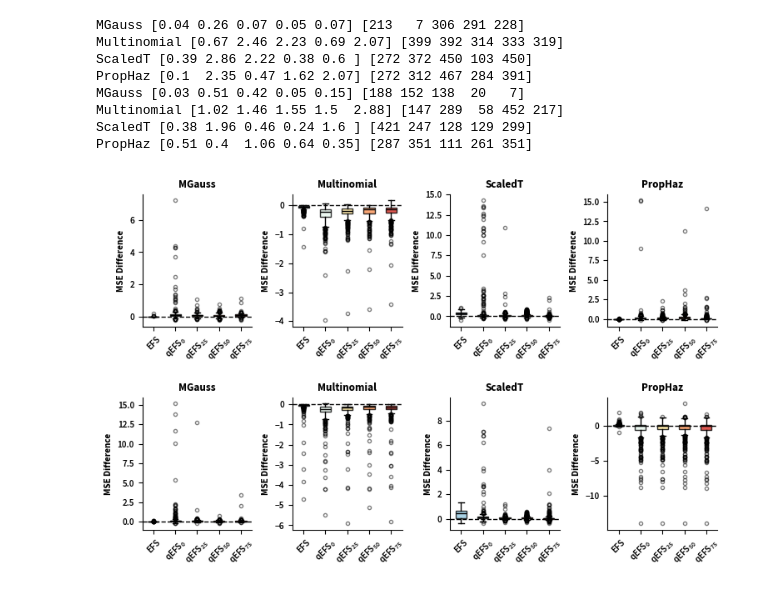
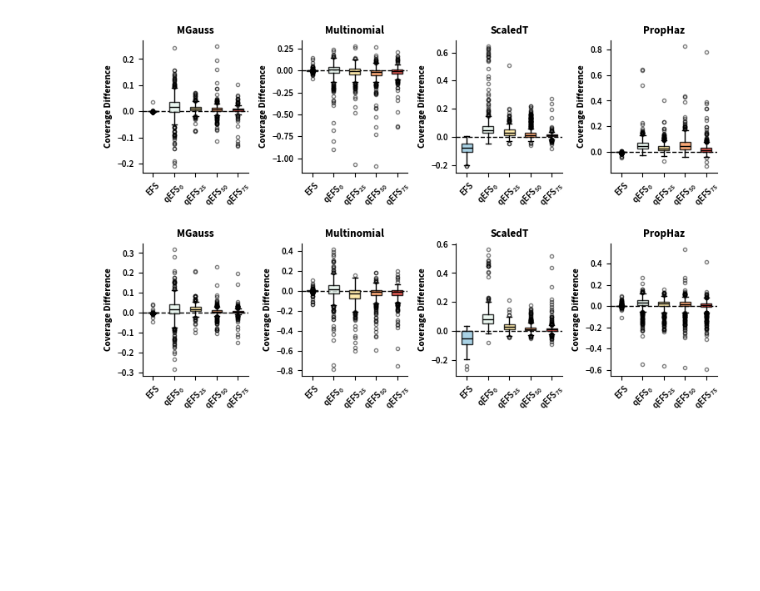
Before and after one commit to JoKra1/lSQEFS_supplementary, a Jupyter notebook: sim_viz.ipynb, the cells around one changed output. Saved outputs shown, nothing was run; the diff lists cells and outputs as text; code cells hidden in the pictures; blank space fills up the shorter version.

Commit message:
Add coverage plotting code

```diff
--- a/sim_viz.ipynb
+++ b/sim_viz.ipynb
@@ -47,6 +47,7 @@ axs = fig.subplots(2,4,gridspec_kw=dict(wspace=0.01,hspace=0.1)).flatten()
 fam_names = ["MGauss", "Multinomial", "ScaledT", "PropHaz"]
 n_sim = 500
 sim = "sim1_gen"
+stat = "coverage"
 
 axi = 0
 for should_correlate in [False,True]:
@@ -59,53 +60,54 @@ for should_correlate in [False,True]:
             res = pickle.load(file)
         res_mgcv = pd.read_csv(f'./results/sim/{sim}/mgcv_size:{n_sim}_fam:{fam_name}_corr:{should_correlate}.csv')
 
-        res_concat = np.concat((res_mgcv["mse"].values.reshape(-1,1),res["eta_mses"]),axis=1)
+        res_concat = np.concat((res_mgcv[stat].values.reshape(-1,1),res[stat]),axis=1)
         std_concat = (res_concat-np.median(res_concat))/np.median(res_concat)
         ref = std_concat[:,0]
 
         ax.axhline(0,linestyle='dashed',color='black',linewidth=1)
-        bplot = ax.boxplot(std_concat[:,1:] - ref[:,None],showfliers=True,widths=1/2,patch_artist=True,whis=1.5)
-        argmaxs = np.argmax(std_concat[:,1:] - ref[:,None],axis=0)
-        arg_max_vals = [res_concat[argmaxs[sidx],1+sidx] for sidx in range(len(argmaxs))]
-        print(fam_name,np.round(arg_max_vals,decimals=2),argmaxs)
+
+
+        if stat == "mse":
+            bplot = ax.boxplot(std_concat[:,1:] - ref[:,None],showfliers=True,widths=1/2,patch_artist=True,whis=1.5)
+            argmaxs = np.argmax(std_concat[:,1:] - ref[:,None],axis=0)
+            arg_max_vals = [res_concat[argmaxs[sidx],1+sidx] for sidx in range(len(argmaxs))]
+            print(fam_name,np.round(arg_max_vals,decimals=2),argmaxs)
+        elif stat == "coverage":
+            bplot = ax.boxplot(ref[:,None] - std_concat[:,1:],showfliers=True,widths=1/2,patch_artist=True,whis=1.5)
 
         plt.setp(bplot['fliers'],markersize=3,alpha=0.5)
 
         for pidx,(patch,line) in enumerate(zip(bplot["boxes"],bplot["medians"])):
             patch.set_facecolor(cmp(comp_cols[pidx+1]))
             patch.set_alpha(0.8)
             line.set_color("black")
 
-        ax.set_ylabel("MSE Difference",math_fontfamily=math_font,size=math_font_size,fontweight='bold')
+        if stat == "mse":
+            ax.set_ylabel("MSE Difference",math_fontfamily=math_font,size=math_font_size,fontweight='bold')
+        elif stat == "coverage":
+            ax.set_ylabel("Coverage Difference",math_fontfamily=math_font,size=math_font_size,fontweight='bold')
+
         ax.spines['top'].set_visible(False)
         ax.spines['right'].set_visible(False)
         ax.spines['left'].set_visible(True)
 
         ax.set_xticklabels(["EFS",
                             "$\\mathregular{qEFS_{0}}$",
                             "$\\mathregular{qEFS_{25}}$",
                             "$\\mathregular{qEFS_{50}}$",
                             "$\\mathregular{qEFS_{75}}$"])
 
         ax.tick_params(axis='x', labelrotation=45)
         ax.tick_params(labelleft = True, left = True, right=False,labelright=False)
         ax.yaxis.set_label_position("left")
         ax.set_title(fam_name,fontweight='bold')
 
         axi += 1
 
 #fig.text(0.5,1.05,"Uncorrelated Predictors",fontweight='bold',fontsize=plt.rcParams["figure.titlesize"],ha="center", va="top",transform=fig.transFigure,fontfamily="Source Sans 3")
 #fig.text(0.5,0.5175,"Correlated Predictors",fontweight='bold',fontsize=plt.rcParams["figure.titlesize"],ha="center", va="top",transform=fig.transFigure,fontfamily="Source Sans 3")
 
-plt.savefig(f"./results/plots/{sim}_main.pdf", format="pdf", bbox_inches='tight')
+plt.savefig(f"./results/plots/{sim}_{stat}.pdf", format="pdf", bbox_inches='tight')
 plt.show()
 # %% [output]
-MGauss [0.04 0.26 0.07 0.05 0.07] [213   7 306 291 228]
-Multinomial [0.67 2.46 2.23 0.69 2.07] [399 392 314 333 319]
-ScaledT [0.39 2.86 2.22 0.38 0.6 ] [272 372 450 103 450]
-PropHaz [0.1  2.35 0.47 1.62 2.07] [272 312 467 284 391]
-MGauss [0.03 0.51 0.42 0.05 0.15] [188 152 138  20   7]
-Multinomial [1.02 1.46 1.55 1.5  2.88] [147 289  58 452 217]
-ScaledT [0.38 1.96 0.46 0.24 1.6 ] [421 247 128 129 299]
-PropHaz [0.51 0.4  1.06 0.64 0.35] [287 351 111 261 351]
-[figure, old version]
+[figure, new version]
```
